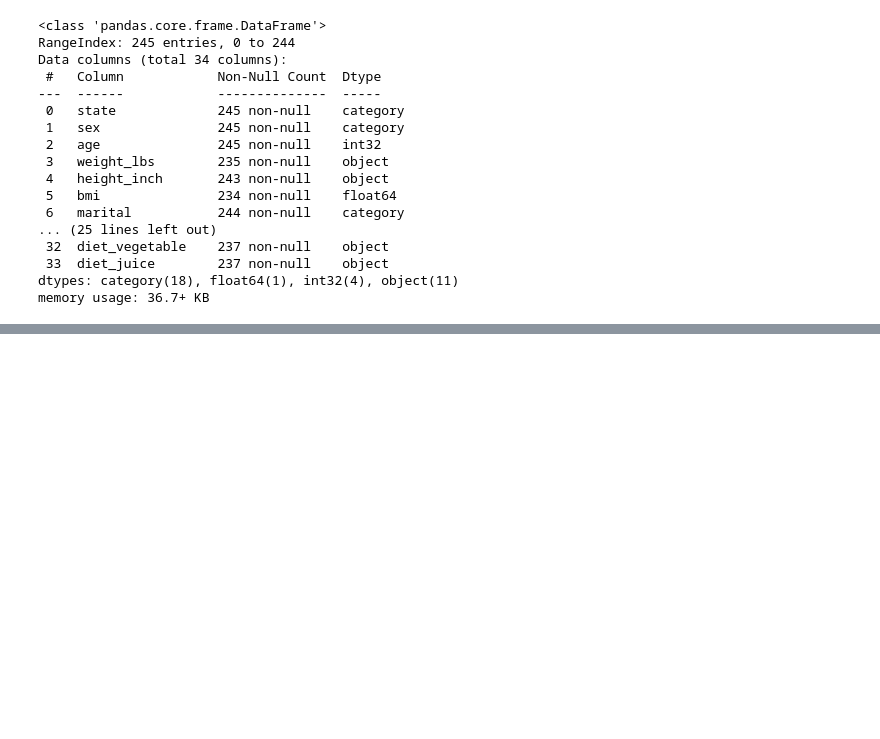
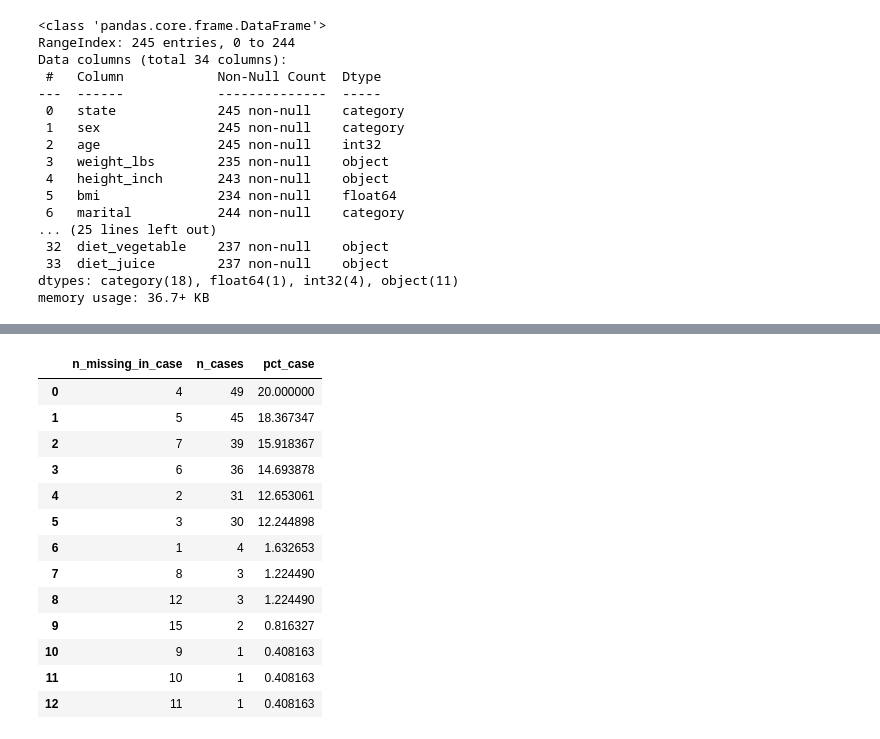
Before and after one commit to Monkey8596/Missing_data_handling-, a Jupyter notebook: notebooks/00Live_exploration.ipynb, the cells around one changed output, grey strips where cells are left out. Drawn from its saved outputs; the diff is of its cells as text; code cells hidden in the pictures; blank space fills up the shorter version.

```diff
--- a/notebooks/00Live_exploration.ipynb
+++ b/notebooks/00Live_exploration.ipynb
@@ -188,0 +277,17 @@ memory usage: 36.7+ KB
+# %%
+riskfactors_df.missing.missing_case_table()
+# %% [output]
+|  | n_missing_in_case | n_cases | pct_case |
+| 0 | 4 | 49 | 20.000000 |
+| 1 | 5 | 45 | 18.367347 |
+| 2 | 7 | 39 | 15.918367 |
+| 3 | 6 | 36 | 14.693878 |
+| 4 | 2 | 31 | 12.653061 |
+| 5 | 3 | 30 | 12.244898 |
+| 6 | 1 | 4 | 1.632653 |
+| 7 | 8 | 3 | 1.224490 |
+| 8 | 12 | 3 | 1.224490 |
+| 9 | 15 | 2 | 0.816327 |
+| 10 | 9 | 1 | 0.408163 |
+| 11 | 10 | 1 | 0.408163 |
+| 12 | 11 | 1 | 0.408163 |
```
Also changed, not shown: parts of 12 cells of this notebook, 1 other file.
